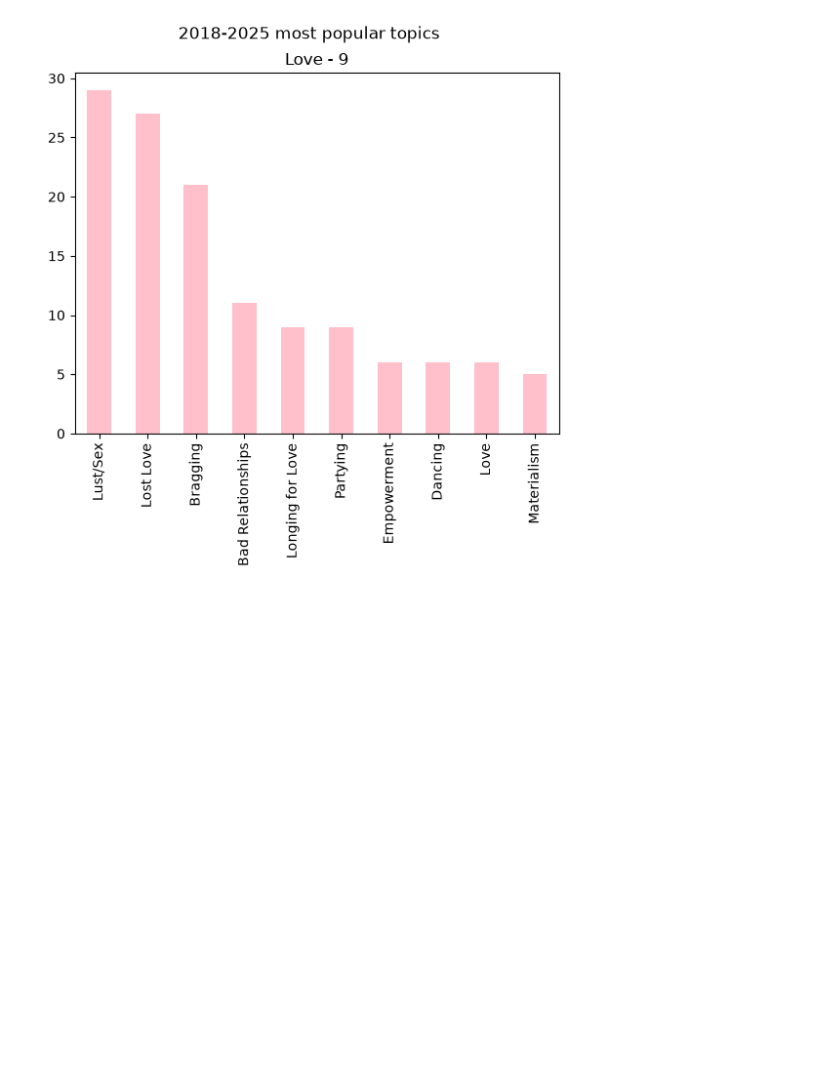
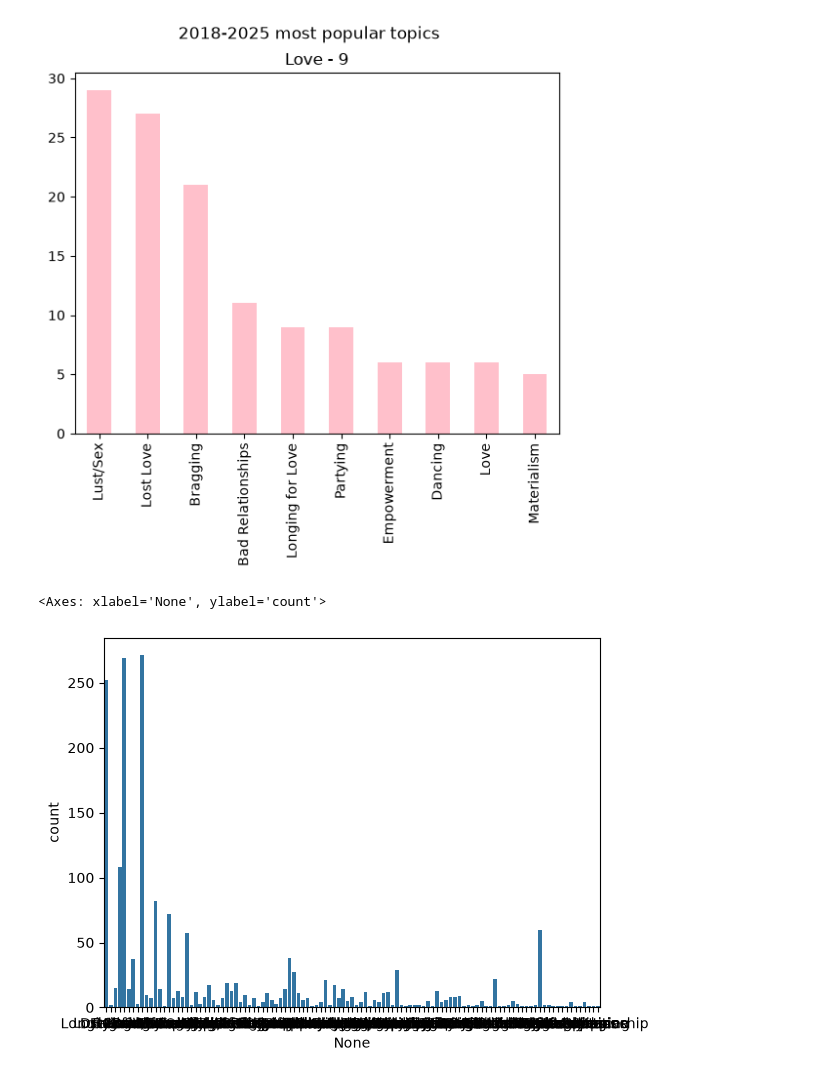
Before and after one commit to IzzyMRob/CS_161_Project, a Jupyter notebook: izzy_lyric_topic.ipynb, the cells around one changed output. Cells and saved outputs as stored; diff of their text form; code cells hidden in the pictures; blank space fills up the shorter version.

```diff
--- a/izzy_lyric_topic.ipynb
+++ b/izzy_lyric_topic.ipynb
@@ -243,3 +244,8 @@ plt.title("Love - 9")
 # %% [output]
 Text(0.5, 1.0, 'Love - 9')
 [figure]
+# %%
+sns.countplot(x=topics_list)
+# %% [output]
+<Axes: xlabel='None', ylabel='count'>
+[figure, added]
```
Also changed, not shown: parts of 5 cells of this notebook.
